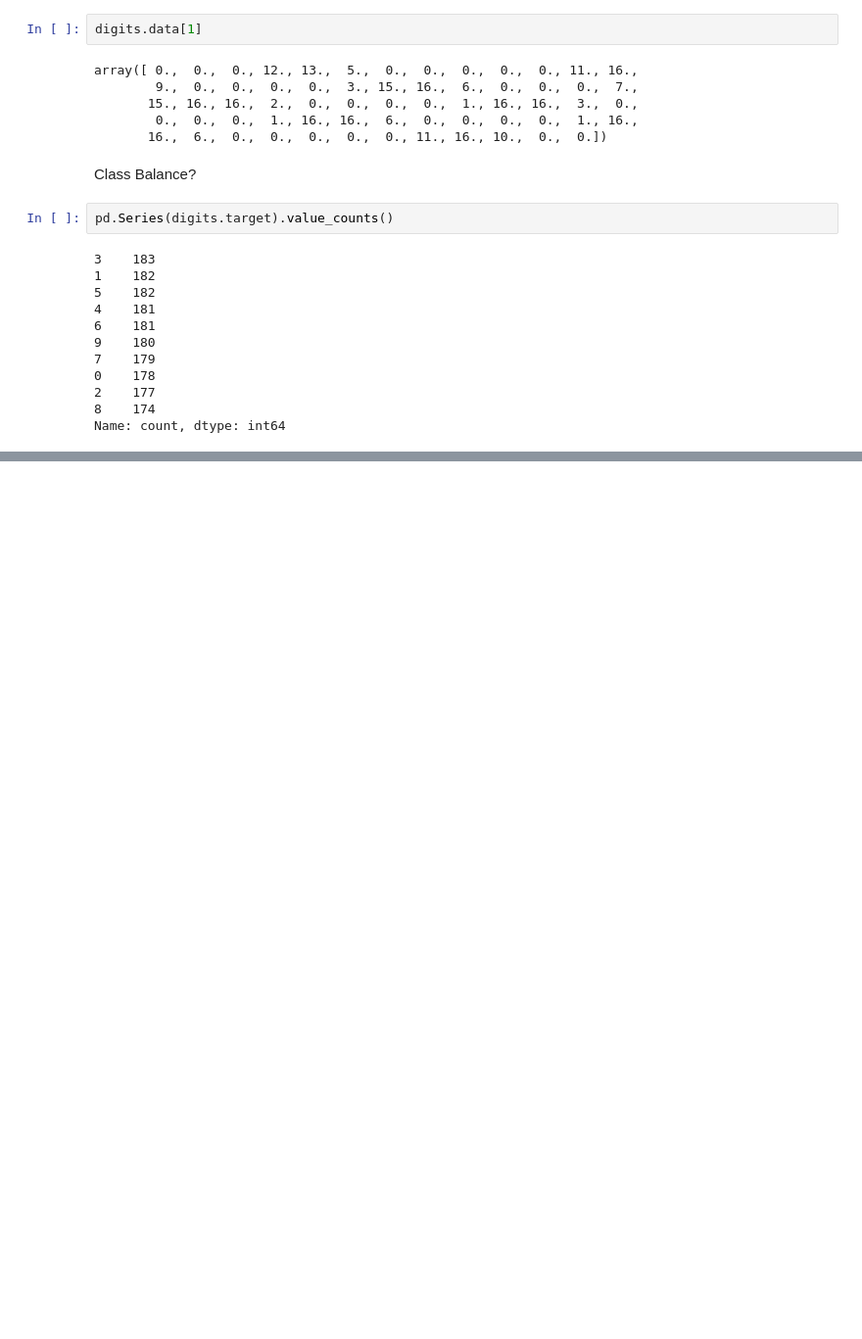
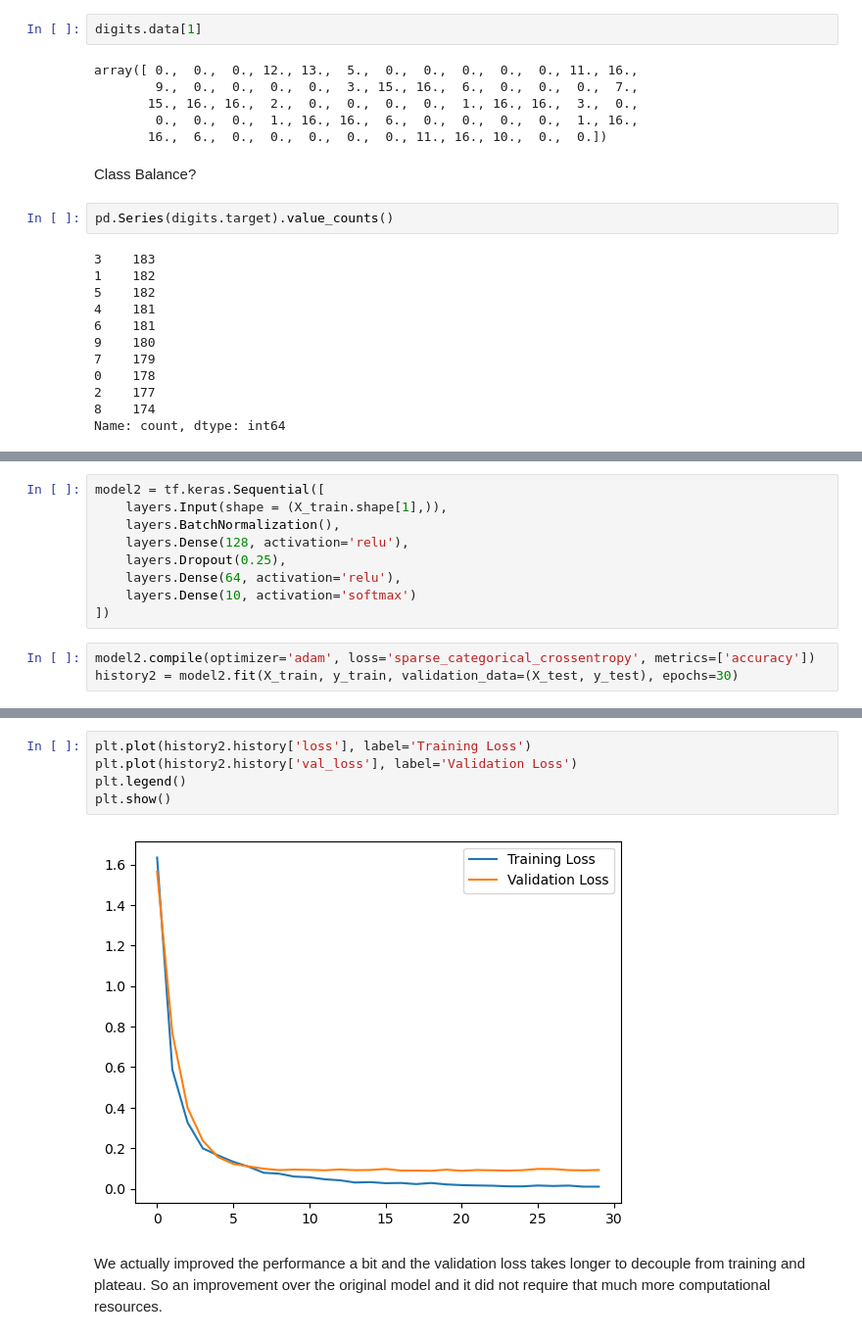
Before and after one commit to gpo2105/Advanced-Analytics_Lab, a Jupyter notebook: NN.ipynb, the cells around one changed output, grey strips where cells are left out. Shown at 98% size. Drawn from its saved outputs; the diff is of its cells as text; blank space fills up the shorter version.

```diff
--- a/NN.ipynb
+++ b/NN.ipynb
@@ -164,0 +166,12 @@ plt.show()
+# %%
+model2 = tf.keras.Sequential([
+    layers.Input(shape = (X_train.shape[1],)),
+    layers.BatchNormalization(),
+    layers.Dense(128, activation='relu'),
+    layers.Dropout(0.25),
+    layers.Dense(64, activation='relu'),
+    layers.Dense(10, activation='softmax')
+])
+# %%
+model2.compile(optimizer='adam', loss='sparse_categorical_crossentropy', metrics=['accuracy'])
+history2 = model2.fit(X_train, y_train, validation_data=(X_test, y_test), epochs=30)
@@ -164,0 +208,9 @@ plt.show()
+# %%
+plt.plot(history2.history['loss'], label='Training Loss')
+plt.plot(history2.history['val_loss'], label='Validation Loss')
+plt.legend()
+plt.show()
+# %% [output]
+[figure, added]
+# %% [markdown]
+We actually improved the performance a bit and the validation loss takes longer to decouple from training and plateau.  So an improvement over the original model and it did not require that much more computational resources.
```
Also changed, not shown: parts of 20 cells of this notebook, 2 other files.
